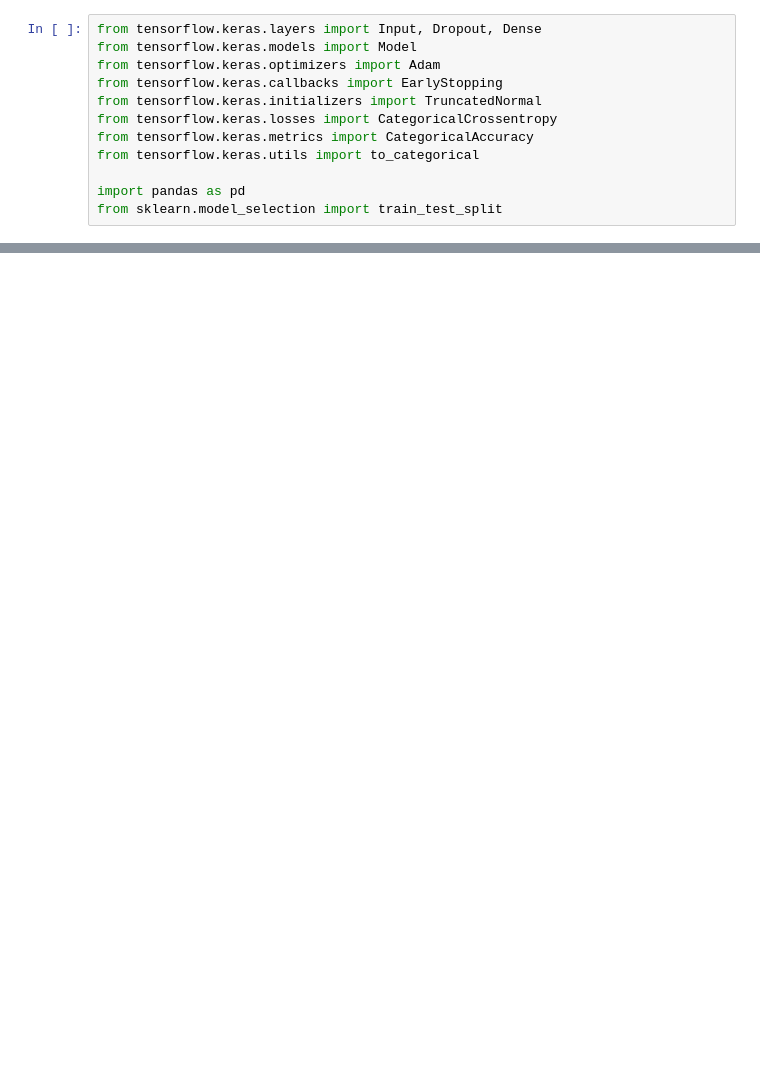
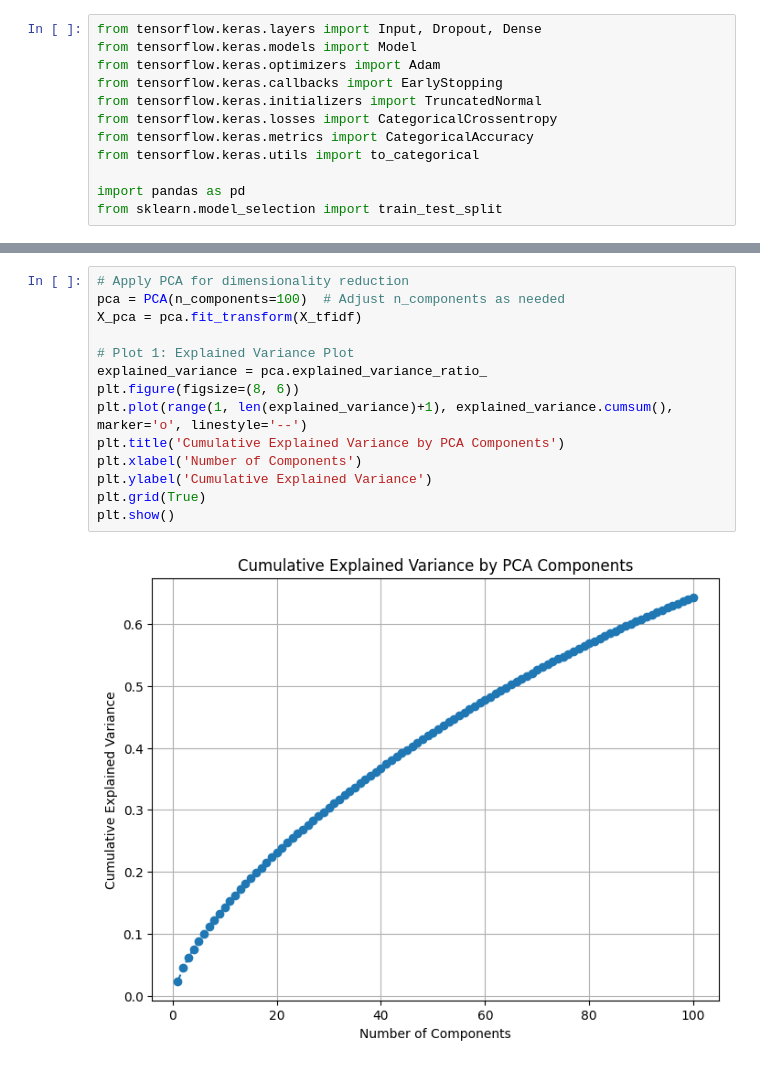
Before and after one commit to PRaliphada/ExpectedLoss, a Jupyter notebook: Research_Project.ipynb, the cells around one changed output, grey strips where cells are left out. Drawn from its saved outputs; the diff is of its cells as text; blank space fills up the shorter version.

```diff
--- a/Research_Project.ipynb
+++ b/Research_Project.ipynb
@@ -516,0 +516,16 @@ plt.show()
+# %%
+# Apply PCA for dimensionality reduction
+pca = PCA(n_components=100)  # Adjust n_components as needed
+X_pca = pca.fit_transform(X_tfidf)
+
+# Plot 1: Explained Variance Plot
+explained_variance = pca.explained_variance_ratio_
+plt.figure(figsize=(8, 6))
+plt.plot(range(1, len(explained_variance)+1), explained_variance.cumsum(), marker='o', linestyle='--')
+plt.title('Cumulative Explained Variance by PCA Components')
+plt.xlabel('Number of Components')
+plt.ylabel('Cumulative Explained Variance')
+plt.grid(True)
+plt.show()
+# %% [output]
+[figure, added]
```
Also changed, not shown: parts of 15 cells of this notebook.
